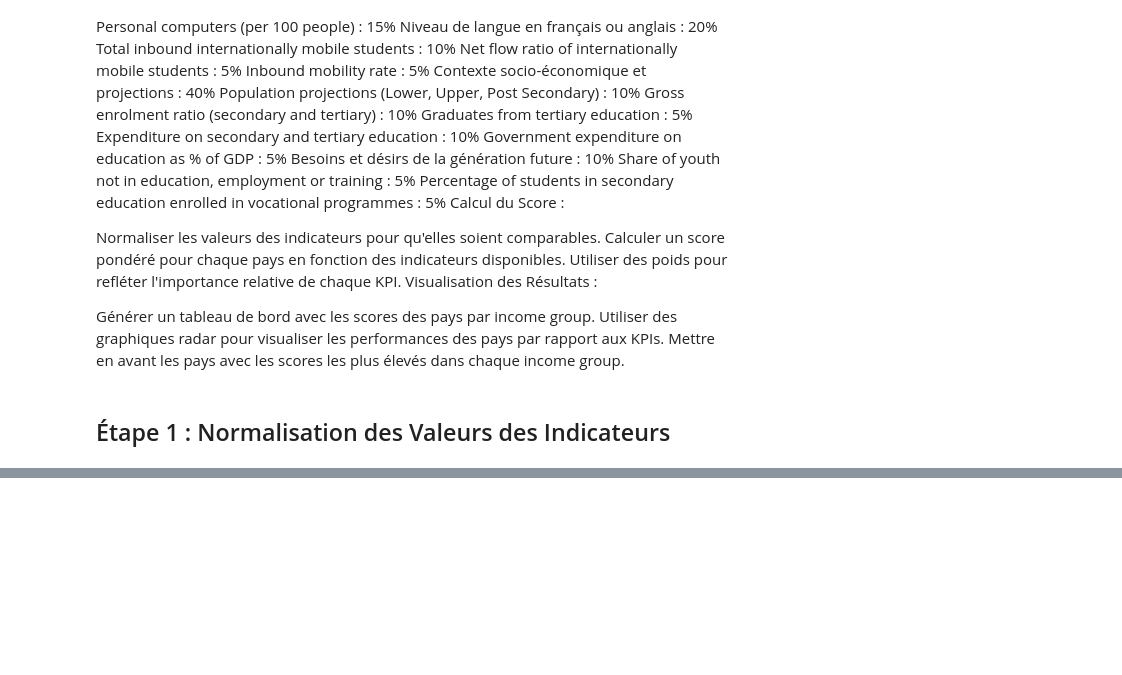
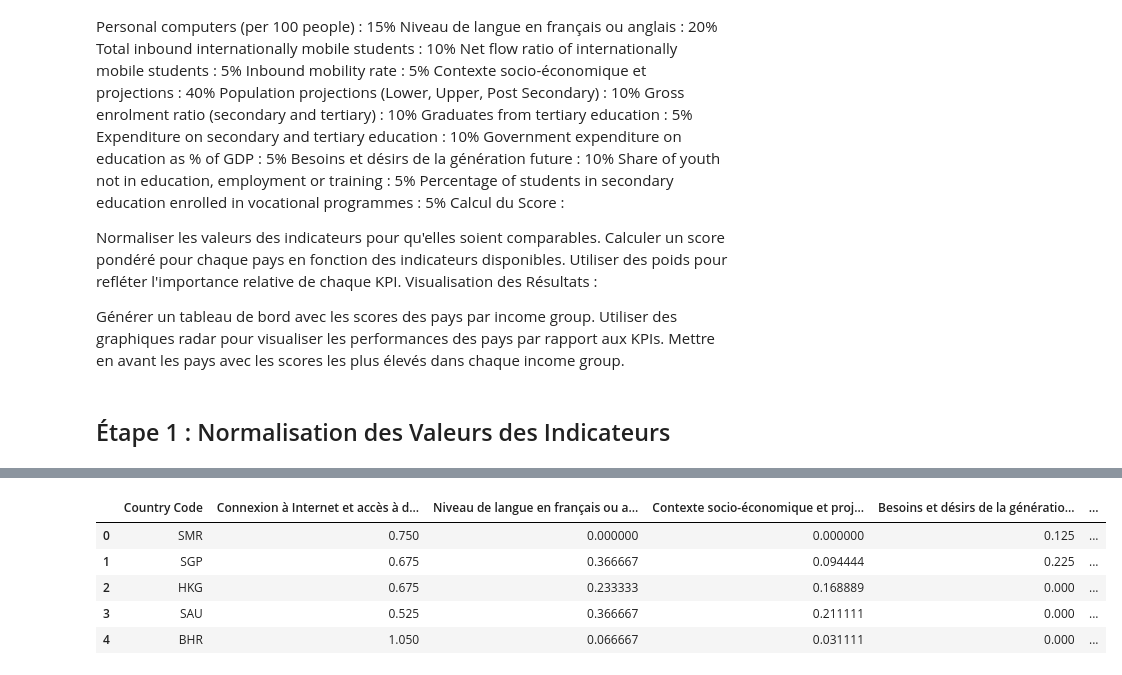
Before and after one commit to Najia-afk/mission2, a Jupyter notebook: Mission2.ipynb, the cells around one changed output, grey strips where cells are left out. Cells and saved outputs as stored; diff of their text form; code cells hidden in the pictures; blank space fills up the shorter version.

Commit message:
gud average score

```diff
--- a/Mission2.ipynb
+++ b/Mission2.ipynb
@@ -887,0 +1049,9 @@ merged_scores_df
+# %%
+merged_group_scores_df.head()
+# %% [output]
+|  | Country Code | Connexion à Internet et accès à d... | Niveau de langue en français ou a... | Contexte socio-économique et proj... | Besoins et désirs de la génératio... | ... |
+| 0 | SMR | 0.750 | 0.000000 | 0.000000 | 0.125 | ... |
+| 1 | SGP | 0.675 | 0.366667 | 0.094444 | 0.225 | ... |
+| 2 | HKG | 0.675 | 0.233333 | 0.168889 | 0.000 | ... |
+| 3 | SAU | 0.525 | 0.366667 | 0.211111 | 0.000 | ... |
+| 4 | BHR | 1.050 | 0.066667 | 0.031111 | 0.000 | ... |
```
Also changed, not shown: parts of 3 cells of this notebook, 15 other files.
